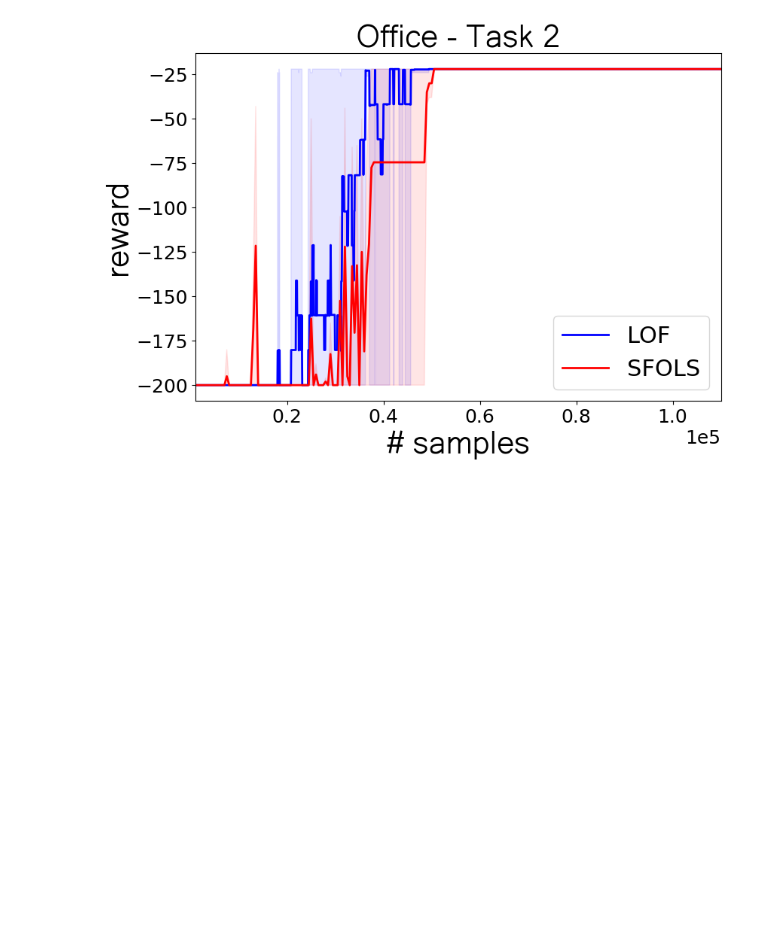
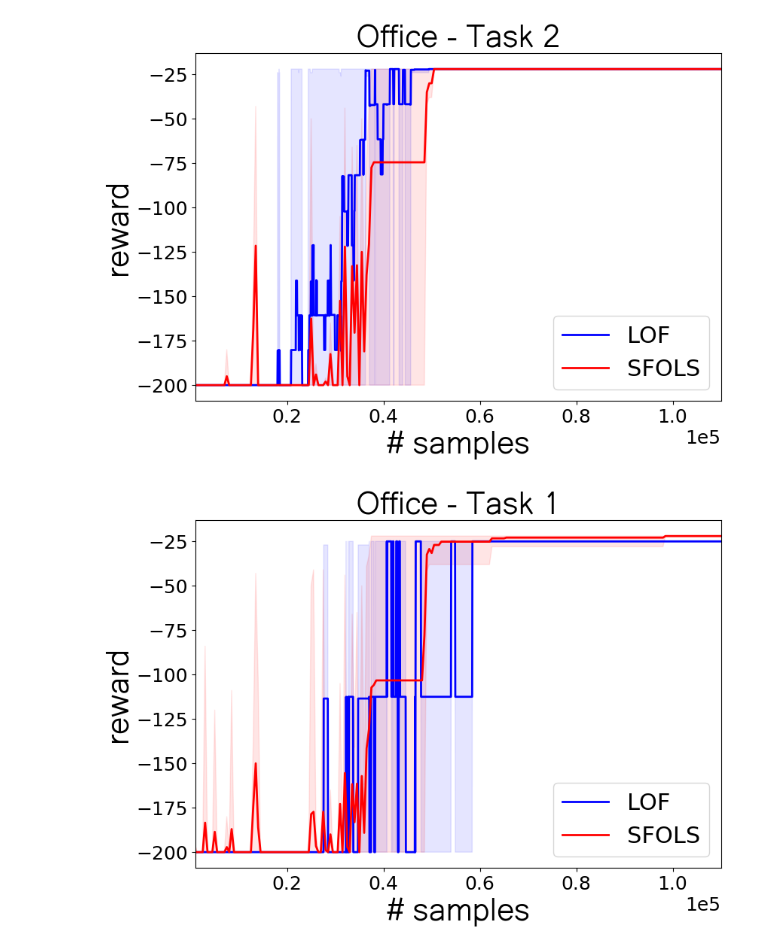
Before and after one commit to timtimtim3/sfols, a Jupyter notebook: Results.ipynb, the cells around one changed output. Drawn from its saved outputs; the diff is of its cells as text; code cells hidden in the pictures; blank space fills up the shorter version.

```diff
--- a/Results.ipynb
+++ b/Results.ipynb
@@ -313,3 +297,41 @@ ax.set_xlabel('# samples', **hfont)
 plt.show()
 # %% [output]
 [figure]
+# %%
+lofdf = pd.read_csv("LOF-office-task1.csv")
+sfolsdf = pd.read_csv("SFOLs-office-task1.csv")
+
+# columns_to_drop(lofdf)
+
+df_lof = cleandf(lofdf)
+df_sfols = cleandf(sfolsdf)
+
+fig, ax = plt.subplots(1,1, figsize=(9, 6))
+ax.set_title(fr'Office - Task 1', **csfont)
+
+# VERSION 1
+ax.plot(df_lof.step, df_lof.reward, linewidth=2, color='blue', label='LOF')
+ax.fill_between(df_lof.step, df_lof.MIN, df_lof.MAX, color='blue', alpha=0.1)
+# VERSION 2
+ax.plot(df_sfols["learning/timestep"], df_sfols.reward, linewidth=2, color='red', label='SFOLS')
+ax.fill_between(df_sfols["learning/timestep"], df_sfols.MIN, df_sfols.MAX, color='red', alpha=0.1)
+
+plt.ticklabel_format(style='sci', axis='x', scilimits=(0,0))
+
+legend = ['LOF', 'SFOLS']
+
+ax.legend(fontsize=22, loc=4)
+# ax.set_ylim((0, 1.01))
+# ax.set_xscale("log")
+ax.set_xlim((1e3, 1.1e5))
+
+ax.tick_params(axis='both', which='major', labelsize=18)
+ax.tick_params(axis='both', which='minor', labelsize=18)
+ax.xaxis.offsetText.set_fontsize(18)
+
+ax.set_ylabel('reward', **hfont)
+ax.set_xlabel('# samples', **hfont)
+
+plt.show()
+# %% [output]
+[figure, added]
```
Also changed, not shown: parts of 1 cell of this notebook.
